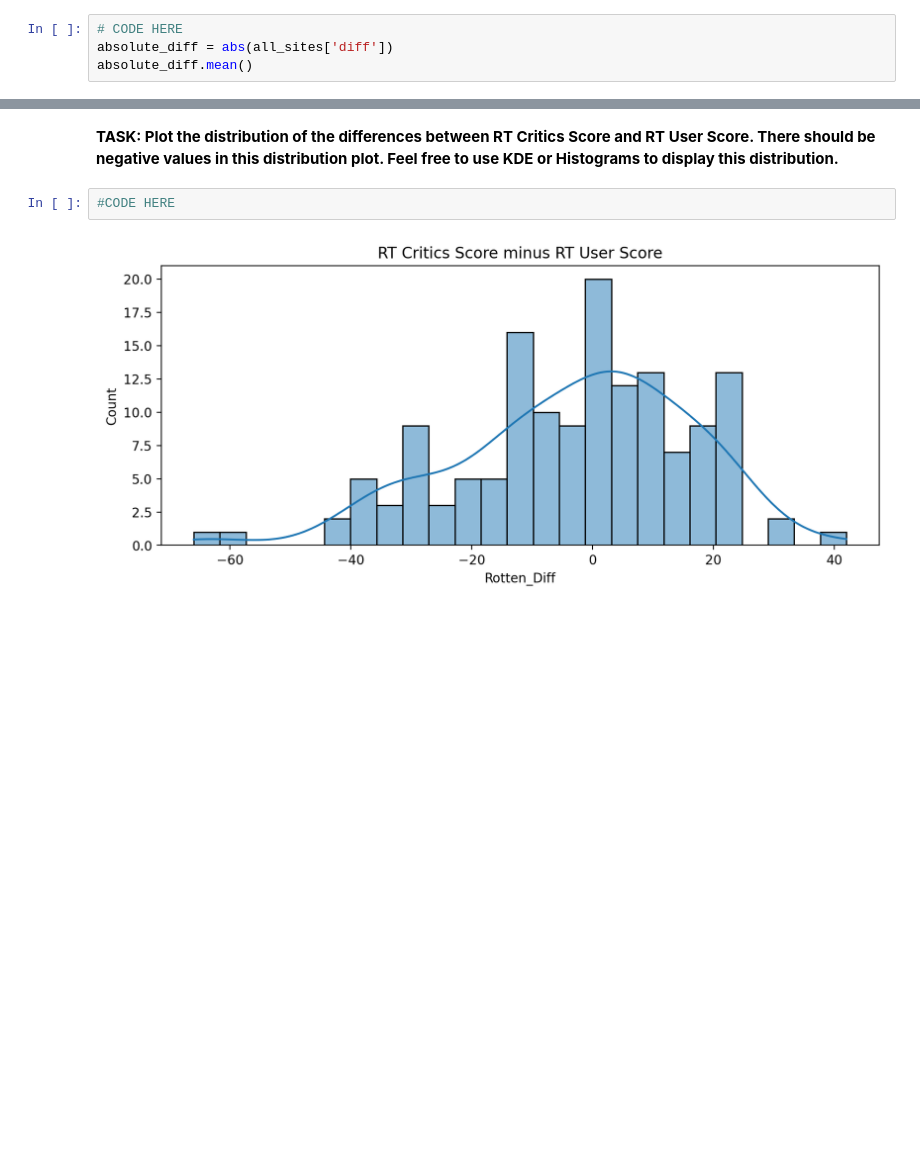
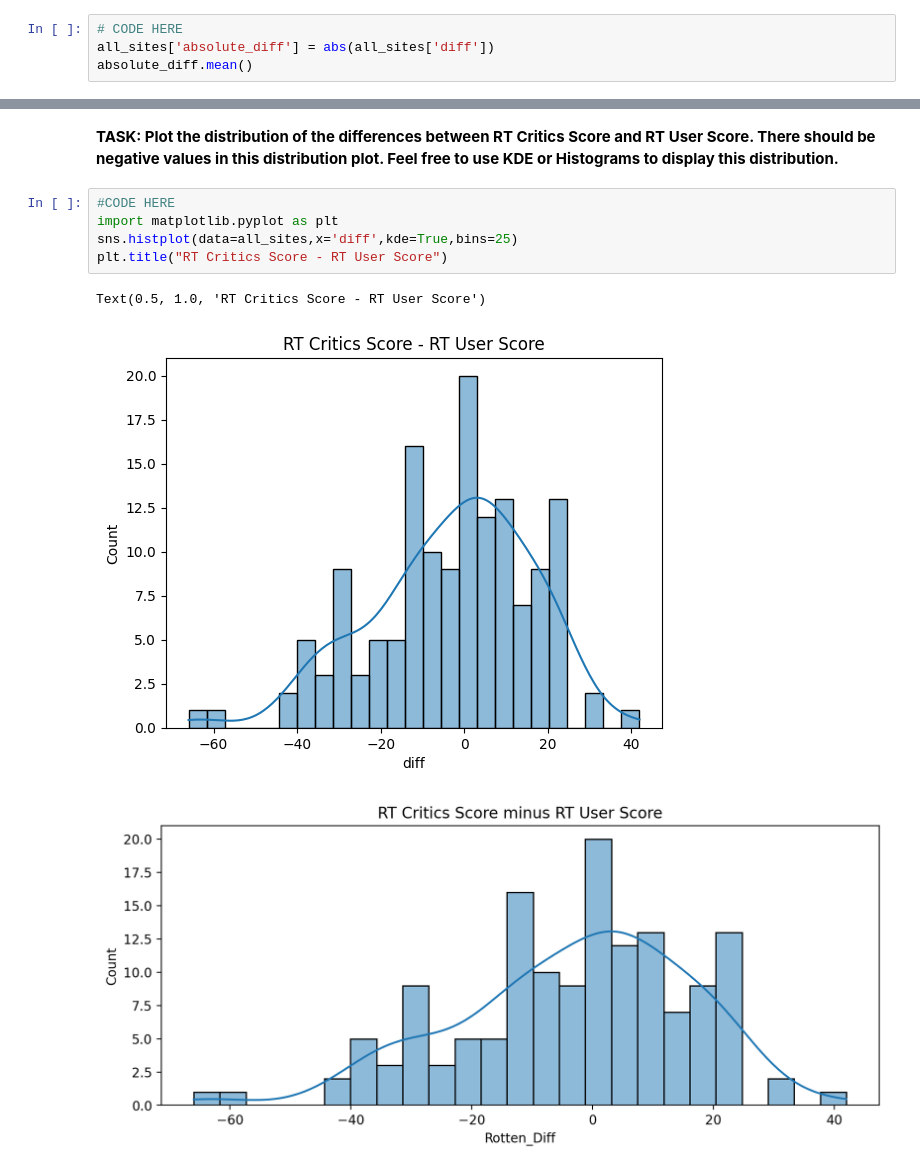
Before and after one commit to SarahPendhari/Python-, a Jupyter notebook: Capstone 1 - Project/Capstone 1/00-Capstone-Project.ipynb, the cells around one changed output, grey strips where cells are left out. Saved outputs shown, nothing was run; the diff lists cells and outputs as text; blank space fills up the shorter version.

```diff
--- a/Capstone 1 - Project/Capstone 1/00-Capstone-Project.ipynb
+++ b/Capstone 1 - Project/Capstone 1/00-Capstone-Project.ipynb
@@ -472,7 +455,7 @@ Let's now compare the overall mean difference. Since we're dealing with differen
 **TASK: Calculate the Mean Absolute Difference between RT scores and RT User scores as described above.**
 # %%
 # CODE HERE
-absolute_diff = abs(all_sites['diff'])
+all_sites['absolute_diff'] = abs(all_sites['diff'])
 absolute_diff.mean()
 # %% [output]
 15.095890410958905
@@ -481,8 +464,14 @@ absolute_diff.mean()
 15.095890410958905
 # %% [markdown]
 **TASK: Plot the distribution of the differences between RT Critics Score and RT User Score. There should be negative values in this distribution plot. Feel free to use KDE or Histograms to display this distribution.**
-# %%
-#CODE HERE
+# %%
+#CODE HERE
+import matplotlib.pyplot as plt
+sns.histplot(data=all_sites,x='diff',kde=True,bins=25)
+plt.title("RT Critics Score - RT User Score")
+# %% [output]
+Text(0.5, 1.0, 'RT Critics Score - RT User Score')
+[figure, added]
 # %%
 # %% [output]
 [figure]
```
Also changed, not shown: parts of 35 cells of this notebook.
